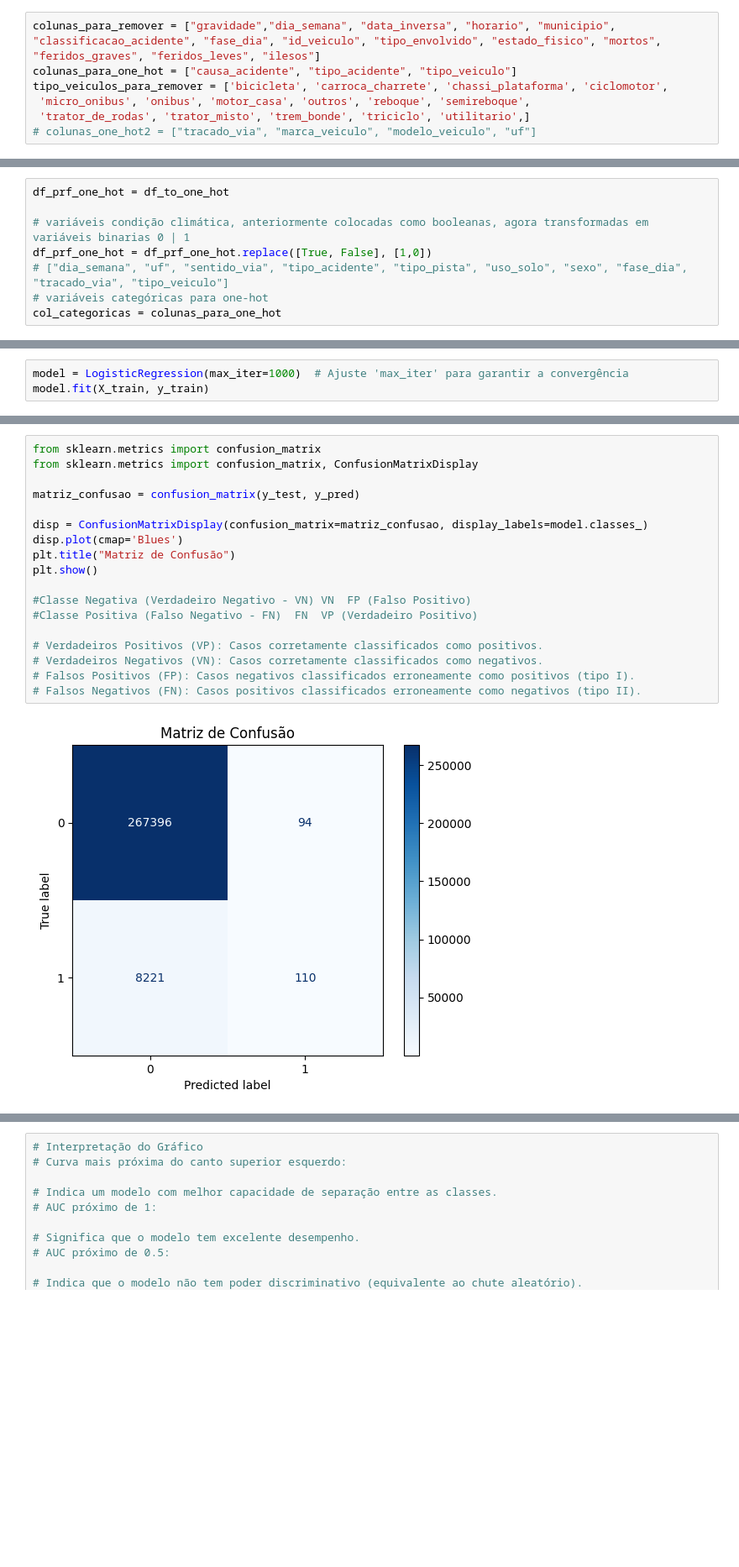
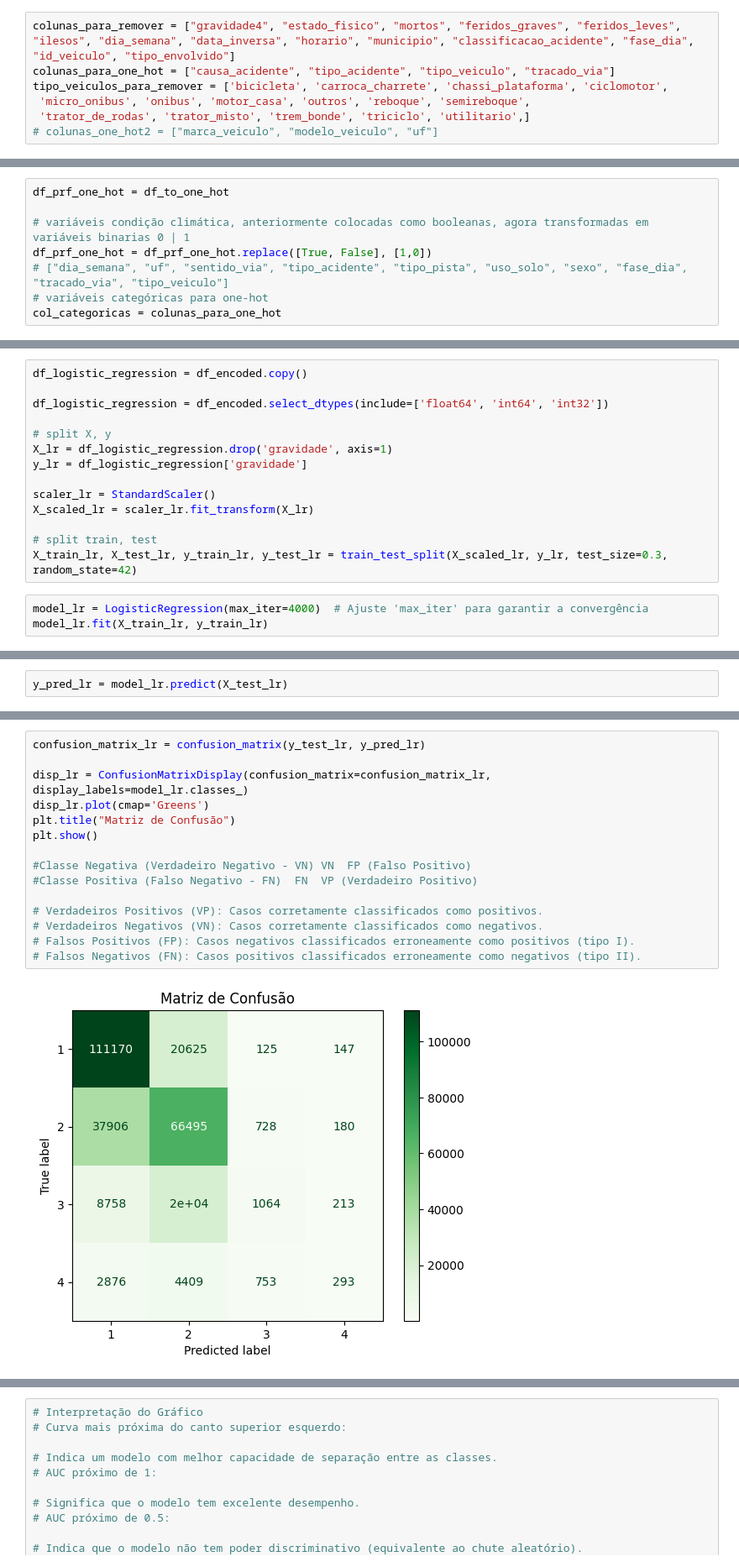
Before and after one commit to rrodffer/tcc-rodffer-veiculos, a Jupyter notebook: analise-acidentes-rodovias-federais-brasil.ipynb, the cells around one changed output, grey strips where cells are left out. Shown at 84% size. Drawn from its saved outputs; the diff is of its cells as text; blank space fills up the shorter version.

```diff
--- a/analise-acidentes-rodovias-federais-brasil.ipynb
+++ b/analise-acidentes-rodovias-federais-brasil.ipynb
@@ -669,10 +634,10 @@ df_prf['ano_fabricacao_veiculo'] = df_prf['ano_fabricacao_veiculo'].astype(int)
 # %%
-colunas_para_remover = ["gravidade","dia_semana", "data_inversa", "horario", "municipio", "classificacao_acidente", "fase_dia", "id_veiculo", "tipo_envolvido", "estado_fisico", "mortos", "feridos_graves", "feridos_leves", "ilesos"]
-colunas_para_one_hot = ["causa_acidente", "tipo_acidente", "tipo_veiculo"]
+colunas_para_remover = ["gravidade4", "estado_fisico", "mortos", "feridos_graves", "feridos_leves", "ilesos", "dia_semana", "data_inversa", "horario", "municipio", "classificacao_acidente", "fase_dia", "id_veiculo", "tipo_envolvido"]
+colunas_para_one_hot = ["causa_acidente", "tipo_acidente", "tipo_veiculo", "tracado_via"]
 tipo_veiculos_para_remover = ['bicicleta', 'carroca_charrete', 'chassi_plataforma', 'ciclomotor',
  'micro_onibus', 'onibus', 'motor_casa', 'outros', 'reboque', 'semireboque',
  'trator_de_rodas', 'trator_misto', 'trem_bonde', 'triciclo', 'utilitario',]
-# colunas_one_hot2 = ["tracado_via", "marca_veiculo", "modelo_veiculo", "uf"]
+# colunas_one_hot2 = ["marca_veiculo", "modelo_veiculo", "uf"]
 # %%
 df_to_one_hot = df_prf.copy()
 
@@ -777,4 +703,18 @@ X_train, X_test, y_train, y_test = train_test_split(X_scaled, y, test_size=0.3,
+# %%
+df_logistic_regression = df_encoded.copy()
+
+df_logistic_regression = df_encoded.select_dtypes(include=['float64', 'int64', 'int32'])
+
+# split X, y
+X_lr = df_logistic_regression.drop('gravidade', axis=1)
+y_lr = df_logistic_regression['gravidade']
+
+scaler_lr = StandardScaler()
+X_scaled_lr = scaler_lr.fit_transform(X_lr)
+
+# split train, test
+X_train_lr, X_test_lr, y_train_lr, y_test_lr = train_test_split(X_scaled_lr, y_lr, test_size=0.3, random_state=42)
 # %%
-model = LogisticRegression(max_iter=1000)  # Ajuste 'max_iter' para garantir a convergência
-model.fit(X_train, y_train)
+model_lr = LogisticRegression(max_iter=4000)  # Ajuste 'max_iter' para garantir a convergência
+model_lr.fit(X_train_lr, y_train_lr)
 # %% [output]
@@ -788,0 +722,2 @@ print(accuracy_score(y_test, y_pred))
+# %%
+y_pred_lr = model_lr.predict(X_test_lr)
@@ -789,20 +728,17 @@ print(accuracy_score(y_test, y_pred))
 # %%
-from sklearn.metrics import confusion_matrix
-from sklearn.metrics import confusion_matrix, ConfusionMatrixDisplay
+confusion_matrix_lr = confusion_matrix(y_test_lr, y_pred_lr)
 
-matriz_confusao = confusion_matrix(y_test, y_pred)
-
-disp = ConfusionMatrixDisplay(confusion_matrix=matriz_confusao, display_labels=model.classes_)
-disp.plot(cmap='Blues')
+disp_lr = ConfusionMatrixDisplay(confusion_matrix=confusion_matrix_lr, display_labels=model_lr.classes_)
+disp_lr.plot(cmap='Greens')
 plt.title("Matriz de Confusão")
 plt.show()
 
 #Classe Negativa (Verdadeiro Negativo - VN)	VN	FP (Falso Positivo)
 #Classe Positiva (Falso Negativo - FN)	FN	VP (Verdadeiro Positivo)
 
 # Verdadeiros Positivos (VP): Casos corretamente classificados como positivos.
 # Verdadeiros Negativos (VN): Casos corretamente classificados como negativos.
 # Falsos Positivos (FP): Casos negativos classificados erroneamente como positivos (tipo I).
 # Falsos Negativos (FN): Casos positivos classificados erroneamente como negativos (tipo II).
 # %% [output]
-[figure, old version]
+[figure, new version]
```
Also changed, not shown: parts of 75 cells of this notebook.
